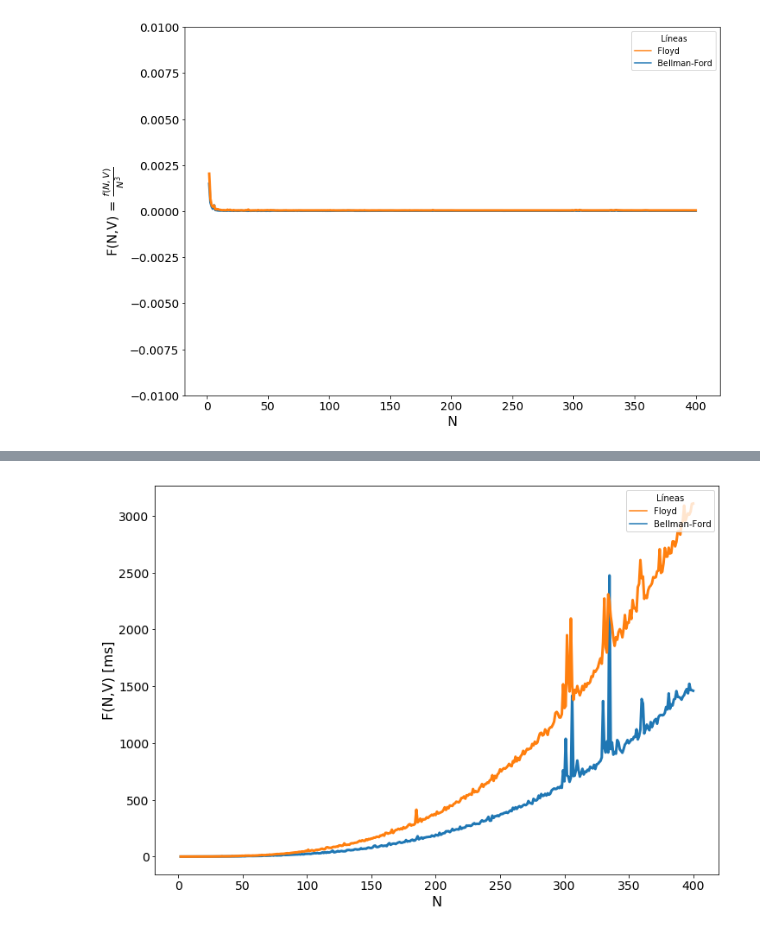
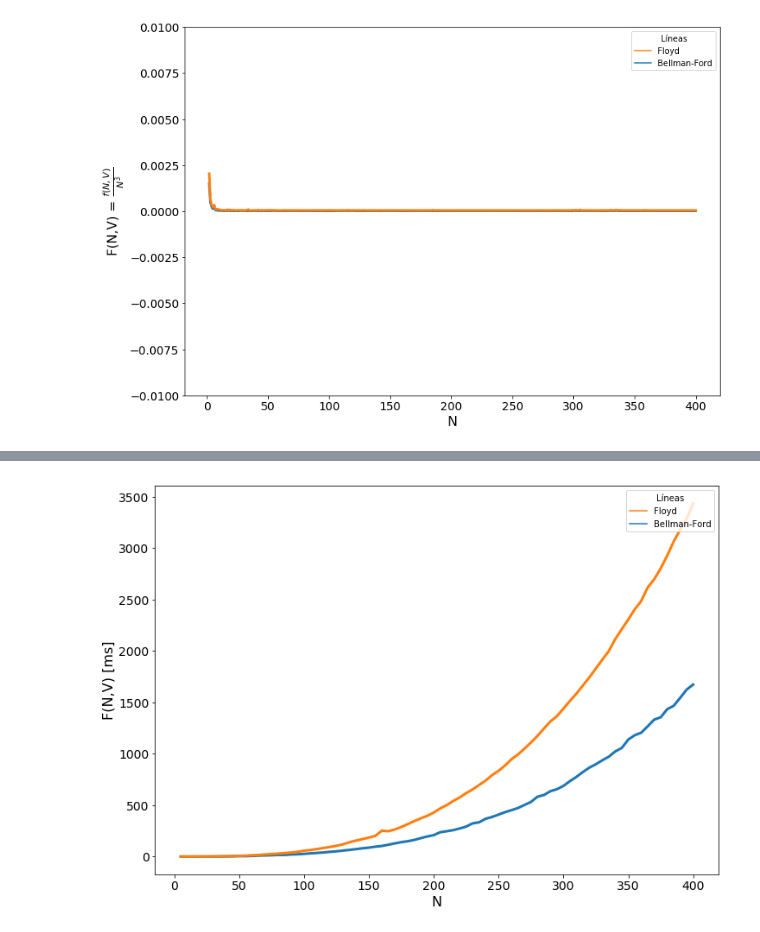
Before and after one commit to asdolo/algo3-tp2, a Jupyter notebook: output/arbitraje/graficos.ipynb, the cells around one changed output, grey strips where cells are left out. Saved outputs shown, nothing was run; the diff lists cells and outputs as text; code cells hidden in the pictures.

Commit message:
Cambio los nombres de los resultados de los tests

```diff
--- a/output/arbitraje/graficos.ipynb
+++ b/output/arbitraje/graficos.ipynb
@@ -10,3 +7,15 @@ floydTest1 = pd.read_csv('test1-floyd.csv')
+# %%
+bellmanTest1 = pd.read_csv('test1-bellman-ford.csv')
+floydTest1 = pd.read_csv('test1-floyd.csv')
+
+bellmanTest2SinArbitraje = pd.read_csv('test2-bellman-ford-sin-arbitraje.csv')
+floydTest2SinArbitraje = pd.read_csv('test2-floyd-sin-arbitraje.csv')
+
+bellmanTest2ConArbitraje = pd.read_csv('test2-bellman-ford-con-arbitraje.csv')
+floydTest2ConArbitraje = pd.read_csv('test2-floyd-con-arbitraje.csv')
+
+bellmanTest2ConArbitrajeHamiltoneano = pd.read_csv('test2-bellman-ford-con-arbitraje-hamiltoneano.csv')
+floydTest2ConArbitrajeHamiltoneano = pd.read_csv('test2-floyd-con-arbitraje-hamiltoneano.csv')
 # %%
 #TEST 1 Complejidades Arbitraje
 a4_dims = (11.7, 8.27)
@@ -33,20 +62,20 @@ plt.setp(ax.lines,linewidth=3)
 # %%
-#TEST 2 Comparacion instancias random con arbitraje siempre
+#TEST 2 Comparacion instancias con arbitraje siempre
 a4_dims = (11.7, 8.27)
 fig, ax = plt.subplots(figsize=a4_dims)
 
 
-ax1 = sns.lineplot(x="N", y="TIEMPO", data=bellmanTest1.reset_index(), label="Bellman-Ford",ax=ax);
-ax1 = sns.lineplot(x="N", y="TIEMPO", data=floydTest1.reset_index(), label="Floyd",ax=ax);
+ax1 = sns.lineplot(x="N", y="TIEMPO", data=bellmanTest2ConArbitraje.reset_index(), label="Bellman-Ford",ax=ax);
+ax1 = sns.lineplot(x="N", y="TIEMPO", data=floydTest2ConArbitraje.reset_index(), label="Floyd",ax=ax);
 
 #Reverse legends
 handles, labels = ax1.get_legend_handles_labels()
 ax1.legend(reversed(handles), reversed(labels), title='Líneas', loc='upper right')
 
 plt.ylabel("F(N,V) [ms]", fontsize=16);
 plt.xlabel("N", fontsize=16);
 #plt.ylim(0,12000)
 plt.tick_params(labelsize=14);
 plt.setp(ax.lines,linewidth=3);
 # %% [output]
-[figure, old version]
+[figure, new version]
```
Also changed, not shown: parts of 3 cells of this notebook, 6 other files.
